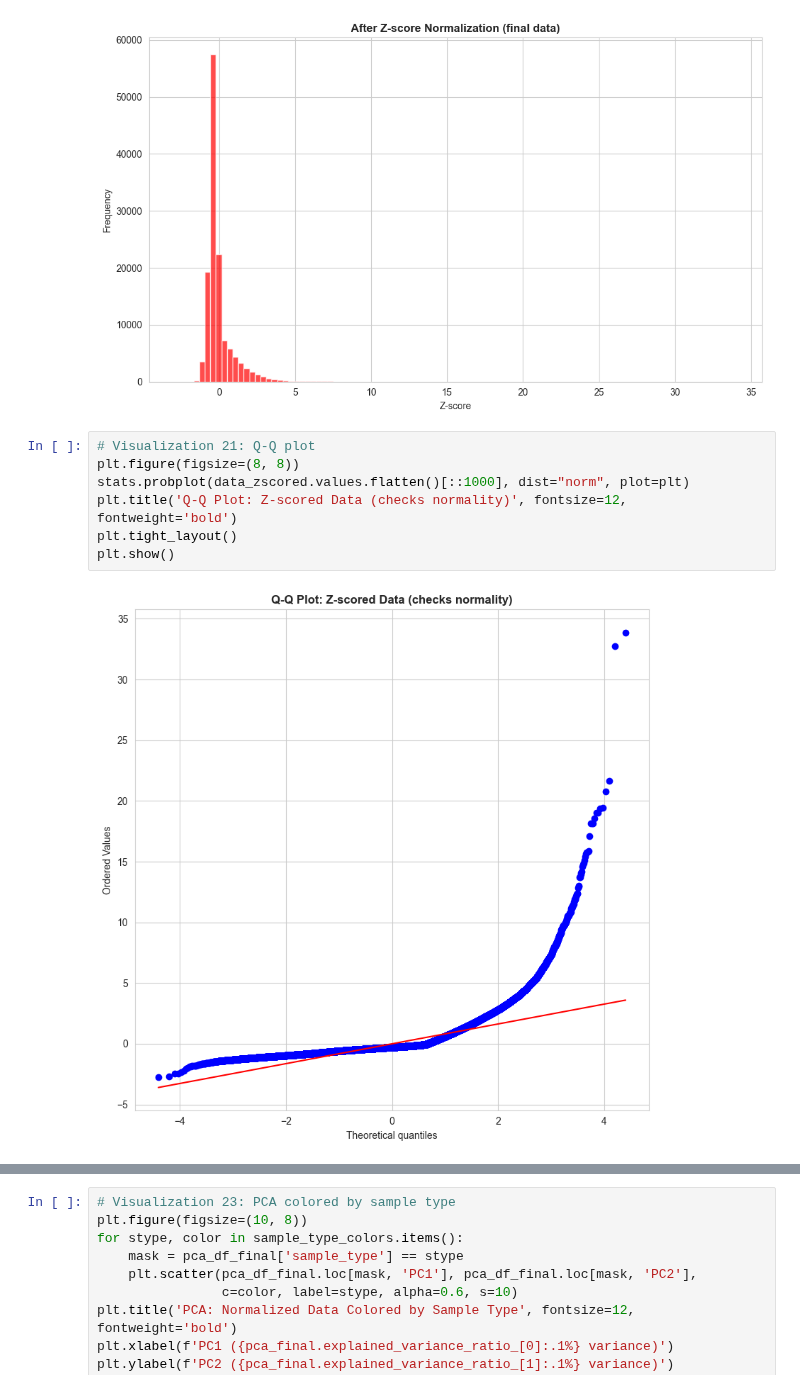
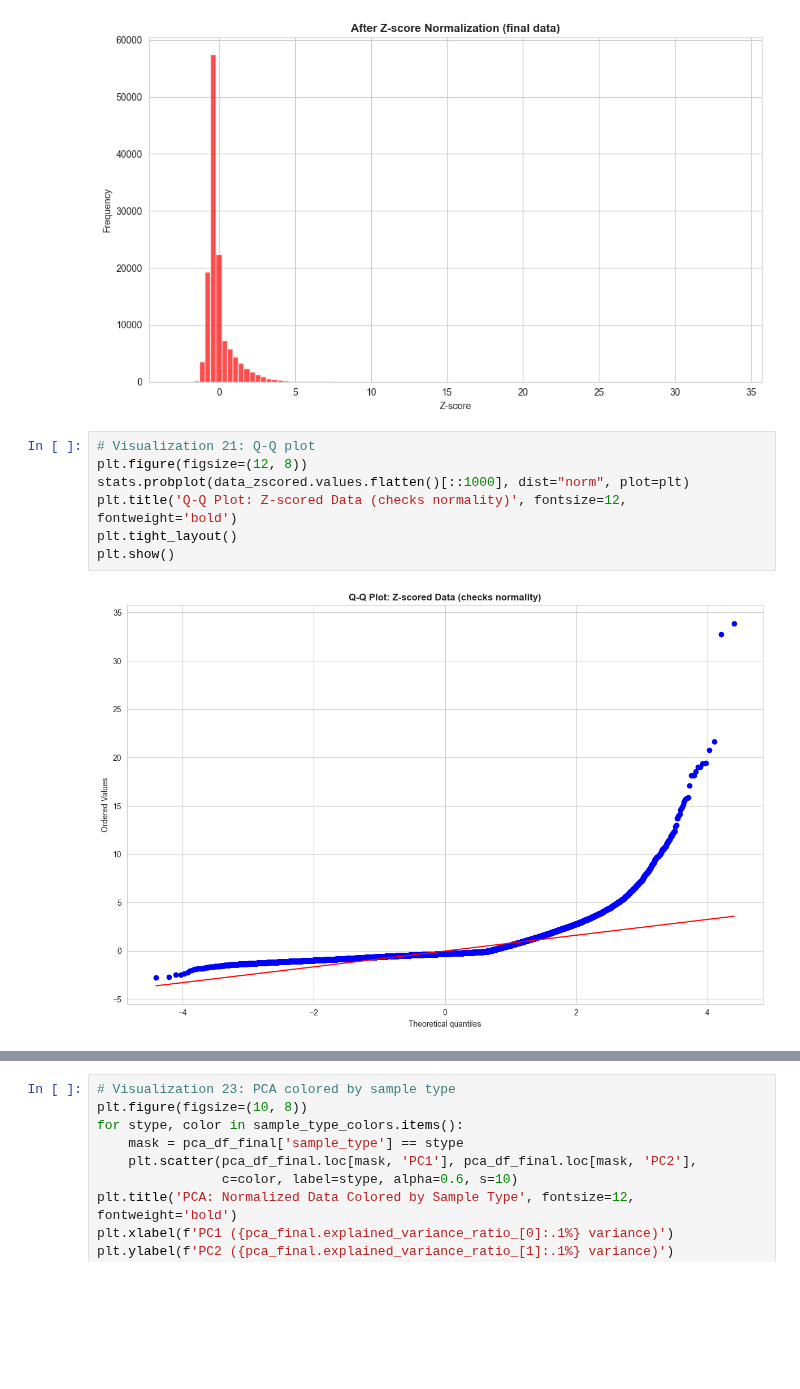
Before and after one commit to ucsffrancislab/genomics, a Jupyter notebook: data/20250409-Illumina-PhIP/20250414-PhIP-MultiPlate/out.123456131415161718/claude_phipseq_normalization.ipynb, the cells around one changed output, grey strips where cells are left out. Cells and saved outputs as stored; diff of their text form; blank space fills up the shorter version.

```diff
--- a/data/20250409-Illumina-PhIP/20250414-PhIP-MultiPlate/out.123456131415161718/claude_phipseq_normalization.ipynb
+++ b/data/20250409-Illumina-PhIP/20250414-PhIP-MultiPlate/out.123456131415161718/claude_phipseq_normalization.ipynb
@@ -785,13 +812,13 @@ plt.show()
 [figure]
 # %%
 # Visualization 21: Q-Q plot
-plt.figure(figsize=(8, 8))
+plt.figure(figsize=(12, 8))
 stats.probplot(data_zscored.values.flatten()[::1000], dist="norm", plot=plt)
 plt.title('Q-Q Plot: Z-scored Data (checks normality)', fontsize=12, fontweight='bold')
 plt.tight_layout()
 plt.show()
 # %% [output]
-[figure, old version]
+[figure, new version]
 # %%
 %%time
 
```
Also changed, not shown: parts of 22 cells of this notebook.
